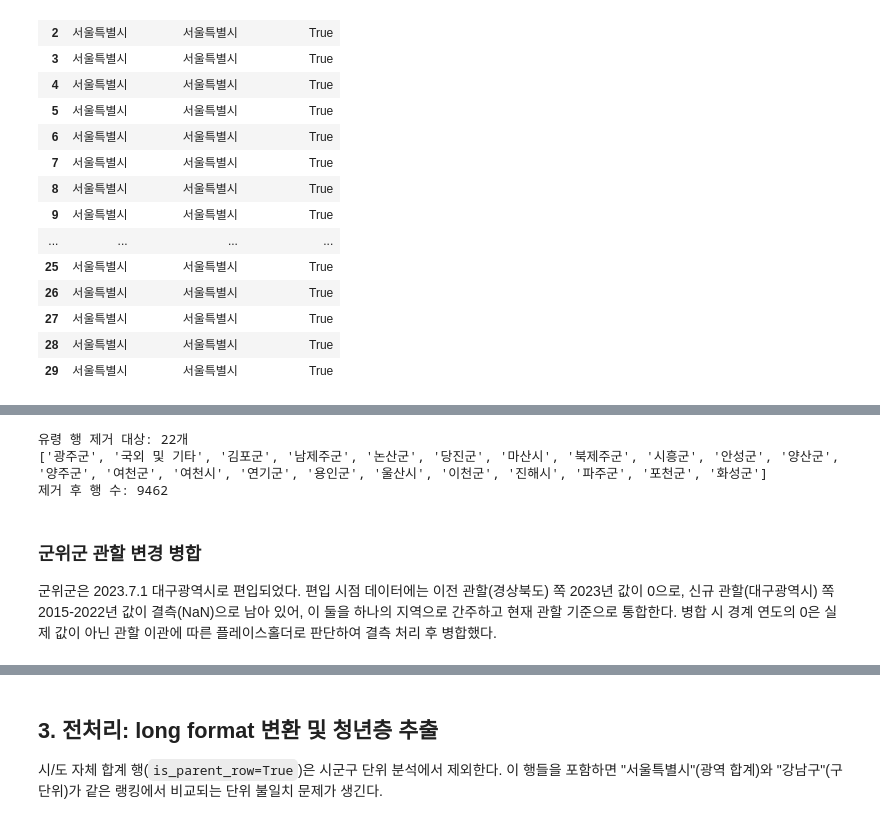
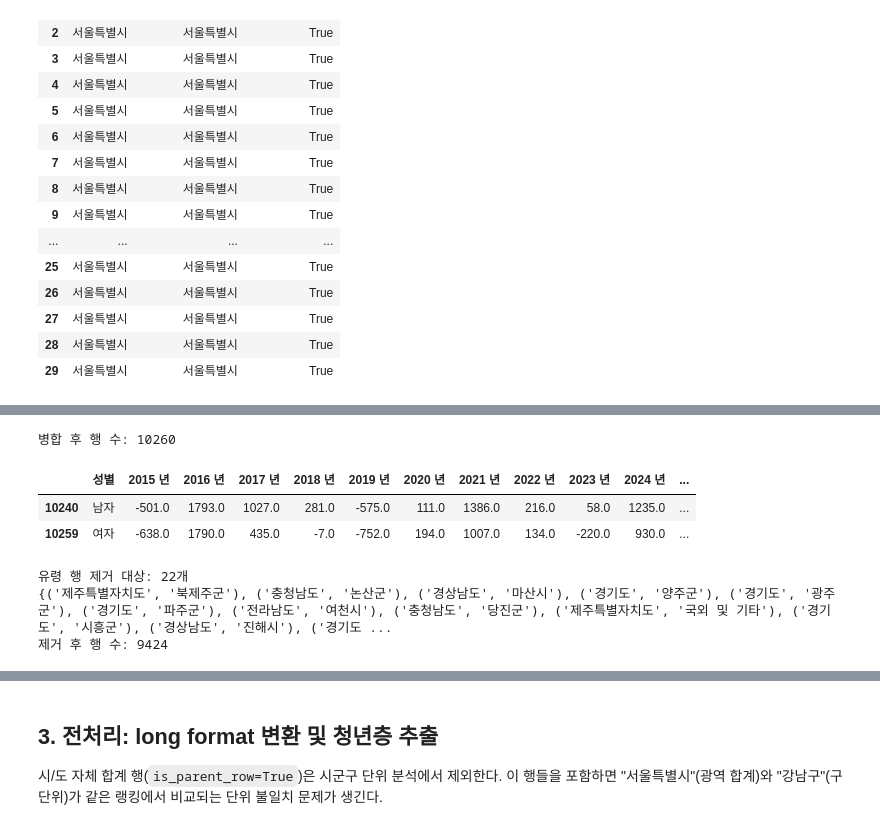
Before and after one commit to bbung-chu/youth-population-outflow-analysis, a Jupyter notebook: notebooks/01_youth_net_migration_analysis.ipynb, the cells around one changed output, grey strips where cells are left out. Saved outputs shown, nothing was run; the diff lists cells and outputs as text; code cells hidden in the pictures.

```diff
--- a/notebooks/01_youth_net_migration_analysis.ipynb
+++ b/notebooks/01_youth_net_migration_analysis.ipynb
@@ -106,23 +134,49 @@ df[["parent", "행정구역(시군구)별", "is_parent_row"]].head(30)
+# %%
+# 인천 남구는 원본에 '남  구'(공백 2칸)로 저장되어 있음 — repr()로 확인함
+mask_namgu = (df["parent"] == "인천광역시") & (df["행정구역(시군구)별"] == "남  구")
+df.loc[mask_namgu, "행정구역(시군구)별"] = "미추홀구"
+
+# 같은 이름이 된 행들(원래 남구였던 행 + 원래 미추홀구였던 행)을 합산
+mask_michuhol = (df["parent"] == "인천광역시") & (df["행정구역(시군구)별"] == "미추홀구")
+
+michuhol_merged = (
+    df[mask_michuhol]
+    .groupby(["parent", "행정구역(시군구)별", "성별", "연령별"], as_index=False)[year_cols]
+    .sum(min_count=1)
+)
+michuhol_merged["is_parent_row"] = False
+
+df = pd.concat([df[~mask_michuhol], michuhol_merged], ignore_index=True)
+print("병합 후 행 수:", len(df))
+
+# 검증: 미추홀구 청년층 시계열이 연속적으로 나오는지 확인
+check = df[
+    (df["parent"] == "인천광역시") &
+    (df["행정구역(시군구)별"] == "미추홀구") &
+    (df["연령별"] == "청년층(19-34세)")
+]
+check[["성별"] + year_cols]
+# %% [output]
+병합 후 행 수: 10260
+|  | 성별 | 2015 년 | 2016 년 | 2017 년 | 2018 년 | 2019 년 | 2020 년 | 2021 년 | 2022 년 | 2023 년 | 2024 년 | ... |
+| 10240 | 남자 | -501.0 | 1793.0 | 1027.0 | 281.0 | -575.0 | 111.0 | 1386.0 | 216.0 | 58.0 | 1235.0 | ... |
+| 10259 | 여자 | -638.0 | 1790.0 | 435.0 | -7.0 | -752.0 | 194.0 | 1007.0 | 134.0 | -220.0 | 930.0 | ... |
 # %%
 # 전 기간(2015~2025) 완전 0/결측인 유령 행 탐지
+
 ghost_regions = (
-    df.groupby("행정구역(시군구)별")[year_cols]
+    df.groupby(["parent", "행정구역(시군구)별"])[year_cols]
     .apply(lambda g: (g.fillna(0) == 0).all().all())
 )
-ghost_list = ghost_regions[ghost_regions].index.tolist()
-print(f"유령 행 제거 대상: {len(ghost_list)}개")
-print(ghost_list)
 
-df = df[~df["행정구역(시군구)별"].isin(ghost_list)].copy()
+ghost_keys = set(ghost_regions[ghost_regions].index)
+print(f"유령 행 제거 대상: {len(ghost_keys)}개")
+print(ghost_keys)
+
+df["_key"] = list(zip(df["parent"], df["행정구역(시군구)별"]))
+df = df[~df["_key"].isin(ghost_keys)].drop(columns="_key").copy()
 print("제거 후 행 수:", len(df))
 # %% [output]
 유령 행 제거 대상: 22개
-['광주군', '국외 및 기타', '김포군', '남제주군', '논산군', '당진군', '마산시', '북제주군', '시흥군', '안성군', '양산군', '양주군', '여천군', '여천시', '연기군', '용인군', '울산시', '이천군', '진해시', '파주군', '포천군', '화성군']
-제거 후 행 수: 9462
+{('제주특별자치도', '북제주군'), ('충청남도', '논산군'), ('경상남도', '마산시'), ('경기도', '양주군'), ('경기도', '광주군'), ('경기도', '파주군'), ('전라남도', '여천시'), ('충청남도', '당진군'), ('제주특별자치도', '국외 및 기타'), ('경기도', '시흥군'), ('경상남도', '진해시'), ('경기도 ...
+제거 후 행 수: 9424
-# %% [markdown]
-### 군위군 관할 변경 병합
-
-군위군은 2023.7.1 대구광역시로 편입되었다. 편입 시점 데이터에는 이전 관할(경상북도) 쪽
-2023년 값이 0으로, 신규 관할(대구광역시) 쪽 2015-2022년 값이 결측(NaN)으로 남아 있어,
-이 둘을 하나의 지역으로 간주하고 현재 관할 기준으로 통합한다. 병합 시 경계 연도의 0은
-실제 값이 아닌 관할 이관에 따른 플레이스홀더로 판단하여 결측 처리 후 병합했다.
```
Also changed, not shown: parts of 20 cells of this notebook, 6 other files.
